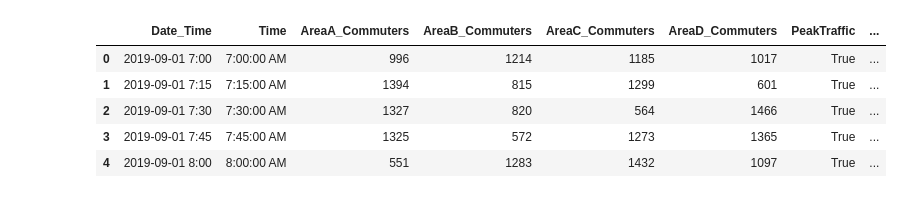
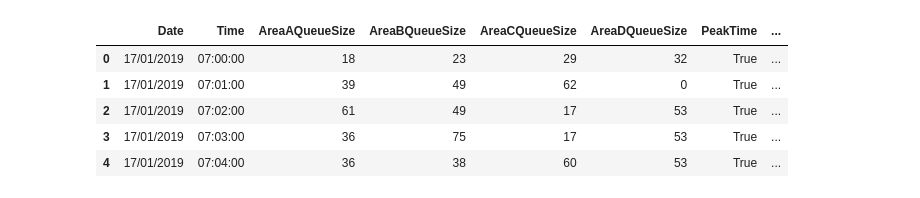
Before and after one commit to Mayo89/TrafficManagement, a Jupyter notebook: TrafficData_DT.ipynb, the cells around one changed output. Cells and saved outputs as stored; diff of their text form; code cells hidden in the pictures.

```diff
--- a/TrafficData_DT.ipynb
+++ b/TrafficData_DT.ipynb
@@ -6,14 +6,14 @@ from sklearn.model_selection import train_test_split # Import train_test_split f
 from sklearn import metrics #Import scikit-learn metrics module for accuracy calculation
 from sklearn import preprocessing
 # %%
-col_names = ['Date_Time', 'Time', 'AreaA_Commuters', 'AreaB_Commuters', 'AreaC_Commuters', 'AreaD_Commuters','PeakTraffic', 'PreviousPriority','LargestArea', 'SecondLargestArea', 'Priority']
+col_names = ['Date', 'Time', 'AreaAQueueSize', 'AreaBQueueSize', 'AreaCQueueSize', 'AreaDQueueSize','PeakTime', 'PreviousPriority', 'Priority']
 # load dataset
 data = pd.read_csv("Traffic_Data.csv", header=0, names=col_names)
 data.head()
 # %% [output]
-|  | Date_Time | Time | AreaA_Commuters | AreaB_Commuters | AreaC_Commuters | AreaD_Commuters | PeakTraffic | ... |
-| 0 | 2019-09-01 7:00 | 7:00:00 AM | 996 | 1214 | 1185 | 1017 | True | ... |
-| 1 | 2019-09-01 7:15 | 7:15:00 AM | 1394 | 815 | 1299 | 601 | True | ... |
-| 2 | 2019-09-01 7:30 | 7:30:00 AM | 1327 | 820 | 564 | 1466 | True | ... |
-| 3 | 2019-09-01 7:45 | 7:45:00 AM | 1325 | 572 | 1273 | 1365 | True | ... |
-| 4 | 2019-09-01 8:00 | 8:00:00 AM | 551 | 1283 | 1432 | 1097 | True | ... |
+|  | Date | Time | AreaAQueueSize | AreaBQueueSize | AreaCQueueSize | AreaDQueueSize | PeakTime | ... |
+| 0 | 17/01/2019 | 07:00:00 | 18 | 23 | 29 | 32 | True | ... |
+| 1 | 17/01/2019 | 07:01:00 | 39 | 49 | 62 | 0 | True | ... |
+| 2 | 17/01/2019 | 07:02:00 | 61 | 49 | 17 | 53 | True | ... |
+| 3 | 17/01/2019 | 07:03:00 | 36 | 75 | 17 | 53 | True | ... |
+| 4 | 17/01/2019 | 07:04:00 | 36 | 38 | 60 | 53 | True | ... |
```
Also changed, not shown: parts of 7 cells of this notebook, 3 other files.
